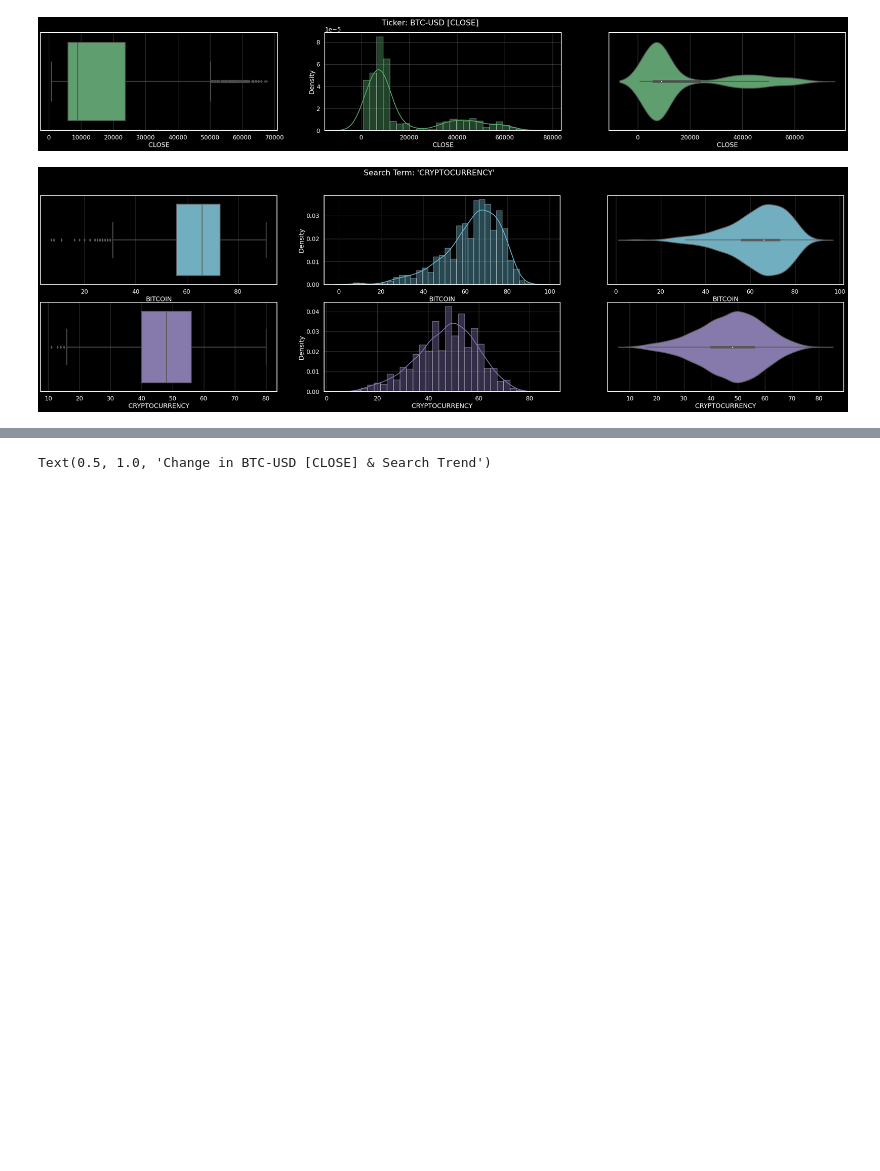
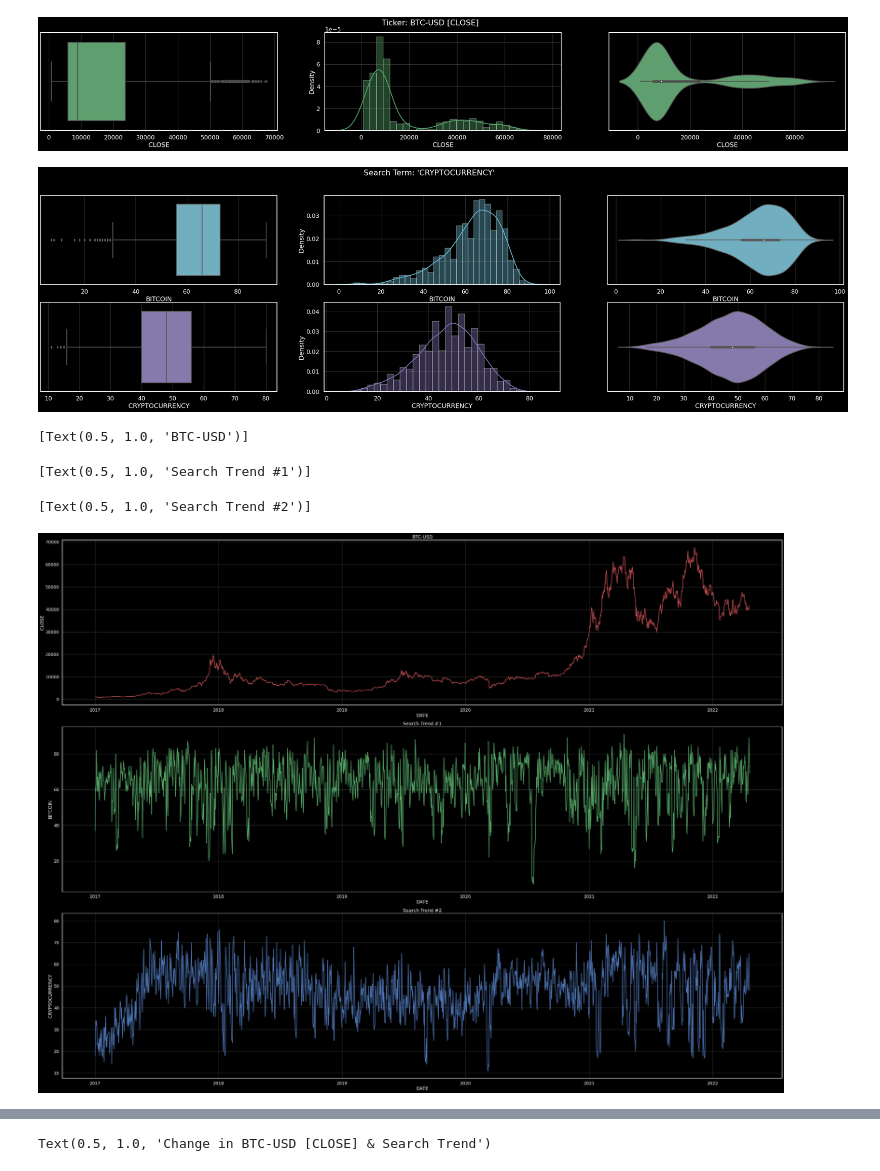
Before and after one commit to crystalcheong/crypto-genie, a Jupyter notebook: 1_DataAnalysis.ipynb, the cells around one changed output, grey strips where cells are left out. Cells and saved outputs as stored; diff of their text form; code cells hidden in the pictures; blank space fills up the shorter version.

```diff
--- a/1_DataAnalysis.ipynb
+++ b/1_DataAnalysis.ipynb
@@ -210,3 +211,18 @@ Text(0.5, 0.98, "Search Term: 'CRYPTOCURRENCY'")
 <AxesSubplot:xlabel='CRYPTOCURRENCY'>
 [figure]
 [figure]
+# %%
+#@title Time Series Visualisation { run: "auto" }
+#@markdown Examining the trends over time
+
+data = deepcopy(rawData)
+
+varCols = [tickerFocusCol, *searchCols]
+fg, ax = plt.subplots(len(varCols), 1, figsize=(40, 10*len(varCols)), constrained_layout = True)
+for idx, col in enumerate(varCols):
+  sb.lineplot(data=data[col], color=colors[idx], ax=ax[idx]).set(title = f"{coinTicker if col == tickerFocusCol else f'Search Trend #{idx}'}")
+# %% [output]
+[Text(0.5, 1.0, 'BTC-USD')]
+[Text(0.5, 1.0, 'Search Trend #1')]
+[Text(0.5, 1.0, 'Search Trend #2')]
+[figure, added]
```
Also changed, not shown: parts of 4 cells of this notebook.
